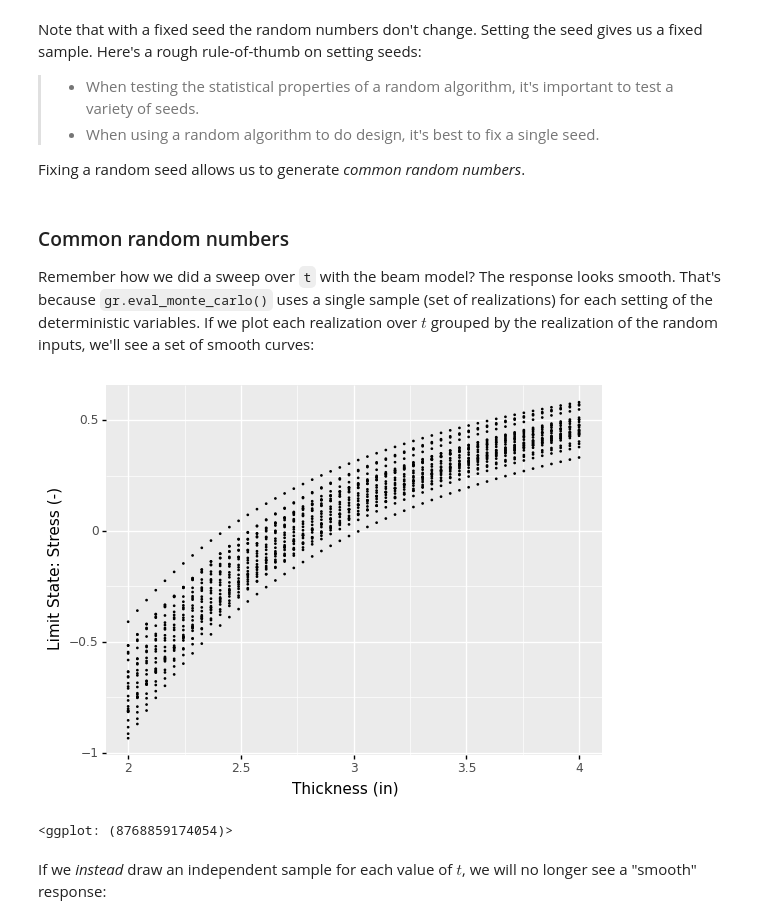
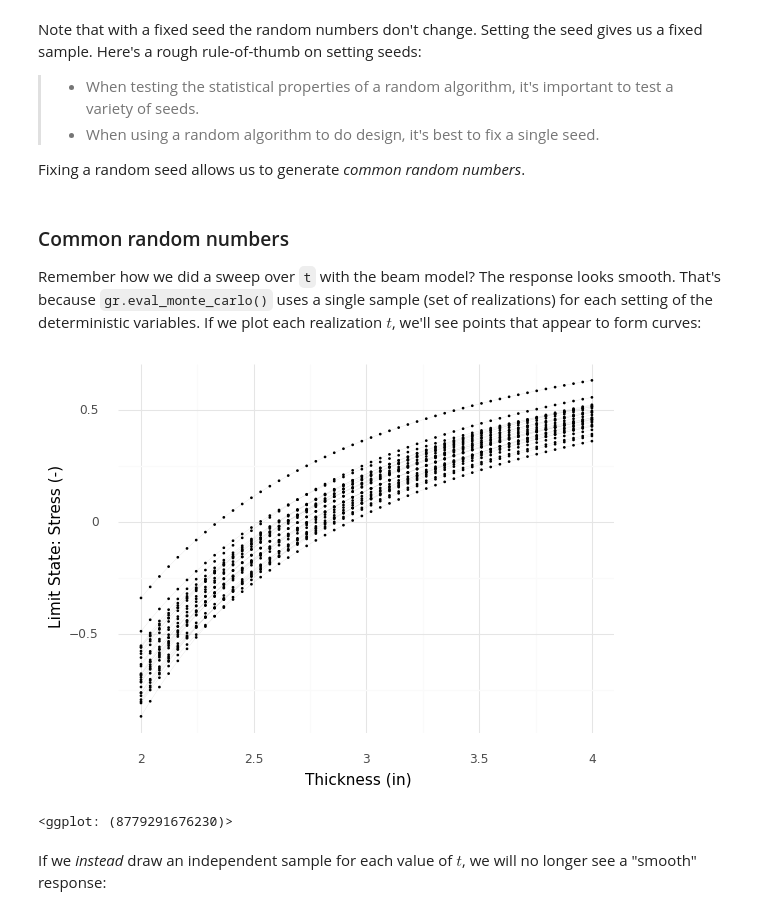
Before and after one commit to zdelrosario/pdo-notes, a Jupyter notebook: day14.ipynb, the cells around one changed output. Drawn from its saved outputs; the diff is of its cells as text; code cells hidden in the pictures.

```diff
--- a/day14.ipynb
+++ b/day14.ipynb
@@ -296,27 +364,30 @@ Fixing a random seed allows us to generate *common random numbers*.
 # %% [markdown]
 ### Common random numbers
 
-Remember how we did a sweep over `t` with the beam model? The response looks smooth. That's because `gr.eval_monte_carlo()` uses a single sample (set of realizations) for each setting of the deterministic variables. If we plot each realization over $t$ grouped by the realization of the random inputs, we'll see a set of smooth curves:
+Remember how we did a sweep over `t` with the beam model? The response looks smooth. That's because `gr.eval_monte_carlo()` uses a single sample (set of realizations) for each setting of the deterministic variables. If we plot each realization $t$, we'll see points that appear to form curves:
 # %%
 (
     ## Generate a Monte Carlo sample at values of t
     md_beam
     >> gr.ev_monte_carlo(
         n=25,
         df_det=gr.df_make(w=3.0, t=np.linspace(2, 4)),
     )
 
     ## Visualize each realization; we get smooth sweeps across `t`
     >> ggplot(aes("t", "g_stress"))
-    + geom_point(aes(group="E"), size=0.1)
+    + geom_line(aes(group="E"), color="grey", size=0.1, alpha=1/3)
+    + geom_point(size=0.1)
+
+    + theme_minimal()
     + labs(
         x="Thickness (in)",
         y="Limit State: Stress (-)"
     )
 )
 # %% [output]
-[figure, old version]
+[figure, new version]
-<ggplot: (8768859174054)>
+<ggplot: (8779291676230)>
 # %% [markdown]
 If we *instead* draw an independent sample for each value of $t$, we will no longer see a "smooth" response:
 # %%
```
Also changed, not shown: parts of 24 cells of this notebook.
